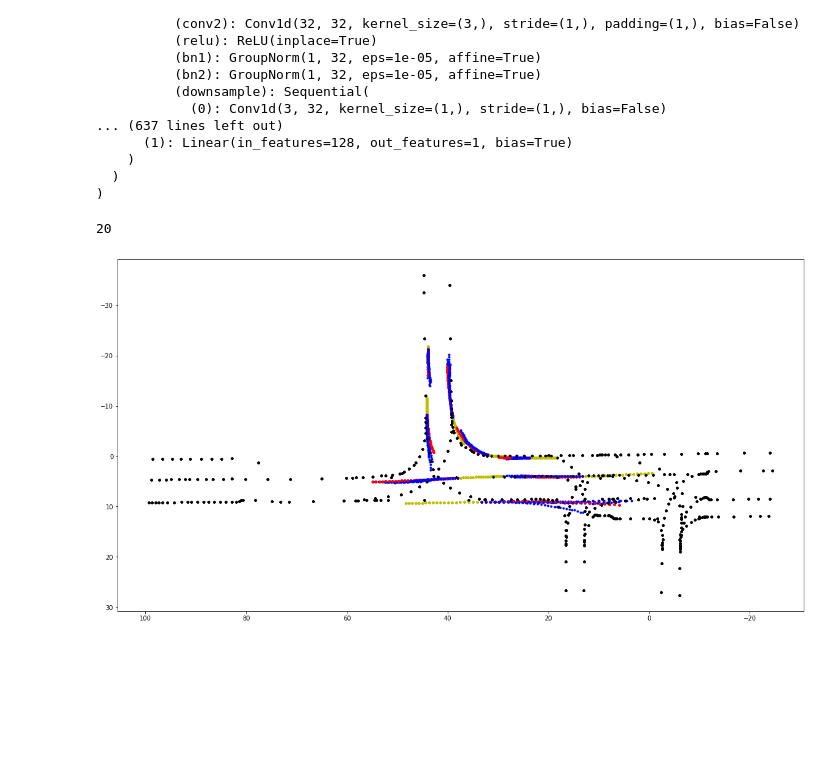
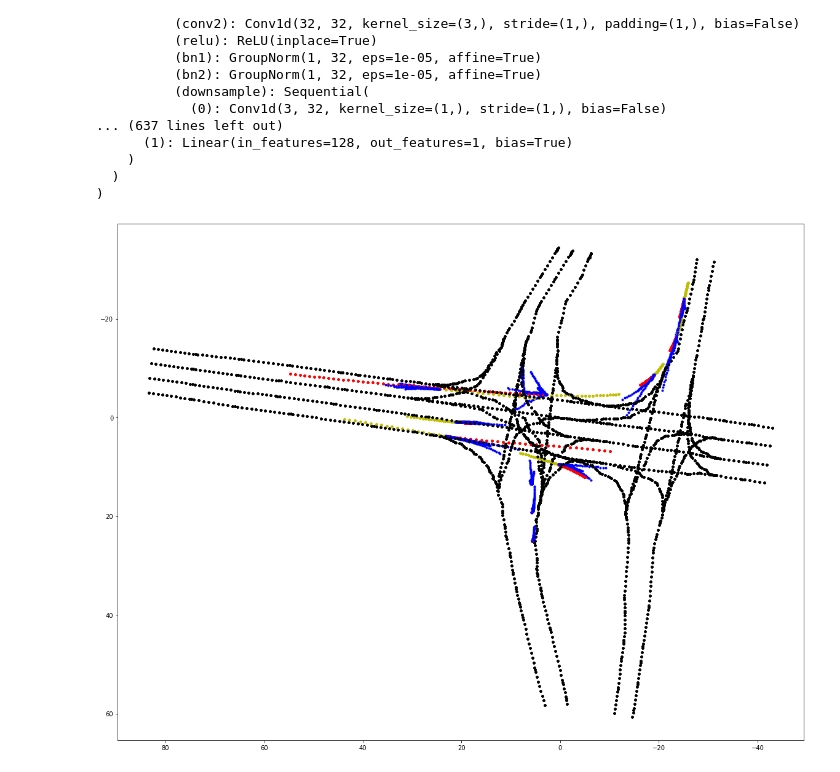
Before and after one commit to YikangZhang1641/modified_LaneGCN, a Jupyter notebook: test_interaction.ipynb, the cells around one changed output. Cells and saved outputs as stored; diff of their text form; code cells hidden in the pictures; blank space fills up the shorter version.

Commit message:
csv interaction pairs

```diff
--- a/test_interaction.ipynb
+++ b/test_interaction.ipynb
@@ -42,8 +48,8 @@ sys.path.insert(0, root_path)
 model = import_module("lanegcn")
 config, _, collate_fn, net, loss, post_process, opt = model.get_model()
 # %%
-ckpt_path = "/home/user/Projects/LaneGCN_modified/results/lanegcn/36.000.ckpt"
-# ckpt_path = "/media/drl/datas/zyk/LaneGCN/results/lanegcn/17.000.ckpt"
+# ckpt_path = "/home/user/Projects/LaneGCN_modified/results/history_results/raw_map_results/lanegcn_5s/36.000.ckpt"
+ckpt_path = "/home/user/Projects/LaneGCN_modified/results/lanegcn/15.000.ckpt"
 
 if not os.path.isabs(ckpt_path):
     ckpt_path = os.path.join(config["save_dir"], ckpt_path)
@@ -69,11 +75,12 @@ Net(
   )
 )
 # %%
-dataset = InteDataset('/home/user/Datasets/preprocess_results/tmp/')
+# dataset = InteDataset('/home/user/Datasets/interpolated/preprocess_results_5s/test/')
+dataset = InteDataset('/home/user/Datasets/with_theta/preprocess_results_5s_use_csv_pairs_5s_scale6/tmp/')
 data_loader = DataLoader(
     dataset,
     batch_size=config["val_batch_size"],
-    num_workers=config["val_workers"],
+    num_workers=0,
     collate_fn=collate_fn,
     shuffle=True,
     pin_memory=True,
@@ -85,12 +92,17 @@ gts = {}
 cities = {}
 
 data_list = []
+metrics = dict()
 for ii, data in tqdm(enumerate(data_loader)):
     data = dict(data)
     with torch.no_grad():
         output = net(data)
         results = [x.detach().cpu().numpy() for x in output["reg"]]
 
+        loss_out = loss(output, data)
+        post_out = post_process(output, data)
+        post_process.append(metrics, loss_out, post_out)
+        break
 #     for i, pred_traj in enumerate(results):
 #         if i != 0:
 #             continue
@@ -106,9 +121,7 @@ for ii, data in tqdm(enumerate(data_loader)):
 # data['gt_preds'][0].shape
 # results[0].shape
 # output["reg"][idx][0]
-len(results)
+post_process.display(metrics, dt=-1, epoch=-1, lr=None)
-# %% [output]
-20
 # %%
 def traj_plot(traj, rot, orig, ax, c):
 
@@ -127,37 +140,37 @@ def traj_plot(traj, rot, orig, ax, c):
 # %%
 import numpy as np
 import matplotlib.pyplot as plt
-idx = 8
+idx = 10
 
 
 orig = data['orig'][idx]
 rot = data['rot'][idx]
 graph = data['graph'][idx]
 
 fig, ax = plt.subplots(1,1, figsize=(20,20))
 ax.set_aspect('equal', adjustable='box')
 plt.gca().invert_xaxis()
 plt.gca().invert_yaxis()
+
 for k in range(6):
-
 
     for a in range(data['gt_preds'][idx].shape[0]):
         gt_preds = data['gt_preds'][idx][a]
         hist = data['feats'][idx][a]
         plt.plot(hist[:, 0], hist[:, 1], 'y.')
         traj_plot(gt_preds,  rot, orig, ax, 'r.')
 
         pred_traj = results[idx][a, k, :, :]
         traj_plot(pred_traj, rot, orig, ax, 'b.')
 
 
     ctrs = graph['ctrs']
     ax.plot(ctrs[:, 0], ctrs[:, 1], 'k.')
 
-#     plt.savefig('/home/user/Projects/LaneGCN_modified/results/remote_results/pic/' + str(idx) + '_' + str(k))
-    plt.show()
+#     plt.savefig('/home/user/Logs/0702/5scsv_pair/' + str(idx) + '_' + str(k))
+plt.show()
 # %% [output]
-[figure, old version]
+[figure, new version]
 # %%
 %%time
 import matplotlib.animation as animation
```
Also changed, not shown: parts of 7 cells of this notebook, 4 other files.
